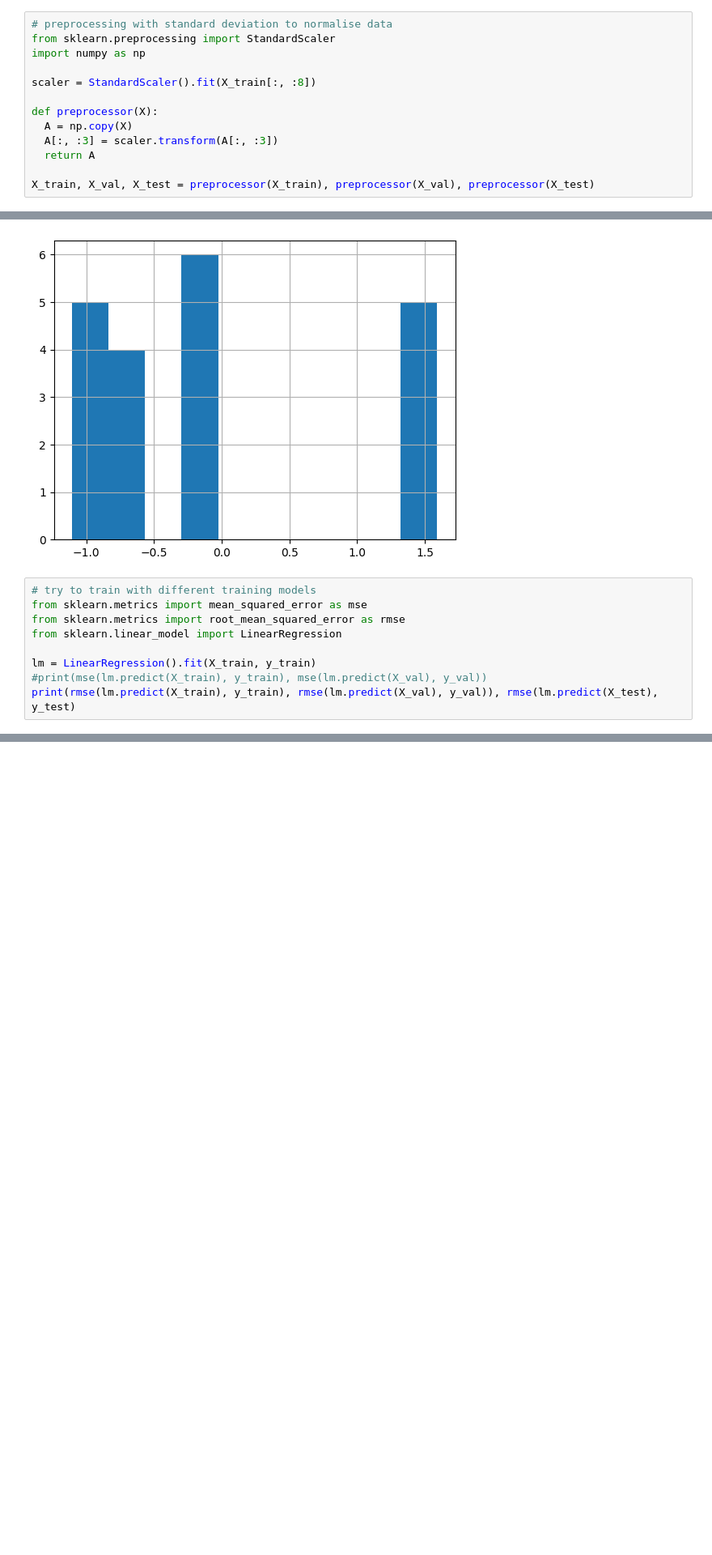
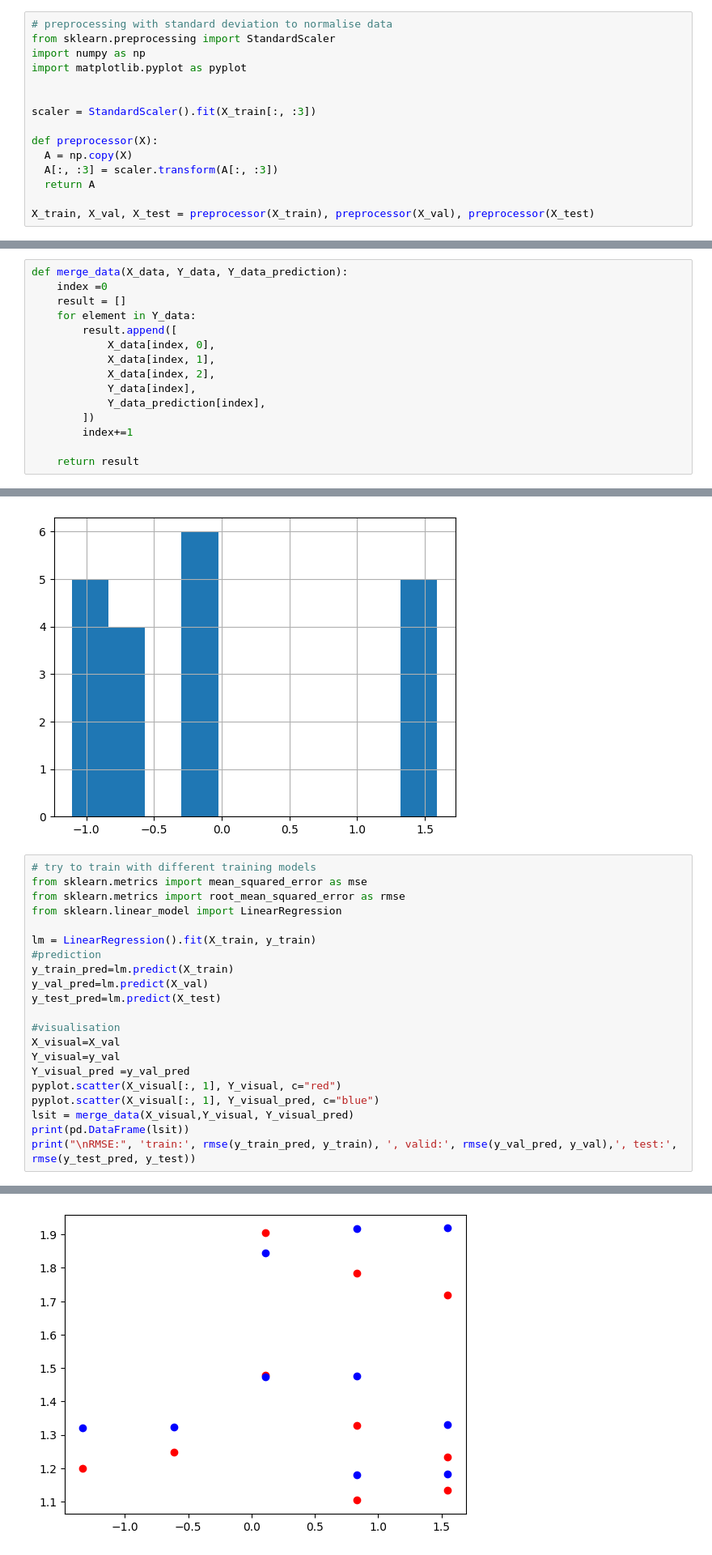
Before and after one commit to harrowmykel/neural-network-learning, a Jupyter notebook: bach-neural.ipynb, the cells around one changed output, grey strips where cells are left out. Shown at 81% size. Saved outputs shown, nothing was run; the diff lists cells and outputs as text; blank space fills up the shorter version.

```diff
--- a/bach-neural.ipynb
+++ b/bach-neural.ipynb
@@ -94,8 +94,10 @@ X_train.shape, y_train.shape, X_val.shape, y_val.shape, X_test.shape, y_test.sha
 # preprocessing with standard deviation to normalise data
 from sklearn.preprocessing import StandardScaler
 import numpy as np
+import matplotlib.pyplot as pyplot
 
-scaler = StandardScaler().fit(X_train[:, :8])
+
+scaler = StandardScaler().fit(X_train[:, :3])
 
 def preprocessor(X):
   A = np.copy(X)
@@ -128,6 +130,21 @@ array([[-1.104083  ,  0.10804236, -1.36277029],
        [-0.02692885, -1.33252245, -1.36277029],
        [-0.02692885,  1.54860717, -1.36277029],
        [ 1.58880237,  1.54860717,  0.73379939]])
+# %%
+def merge_data(X_data, Y_data, Y_data_prediction):
+    index =0
+    result = []
+    for element in Y_data:
+        result.append([
+            X_data[index, 0],
+            X_data[index, 1],
+            X_data[index, 2],
+            Y_data[index],
+            Y_data_prediction[index],
+        ])
+        index+=1
+
+    return result
 # %%
 pd.DataFrame(X_train).head()
 # %% [output]
@@ -155,6 +172,18 @@ from sklearn.metrics import root_mean_squared_error as rmse
 from sklearn.linear_model import LinearRegression
 
 lm = LinearRegression().fit(X_train, y_train)
-#print(mse(lm.predict(X_train), y_train), mse(lm.predict(X_val), y_val))
-print(rmse(lm.predict(X_train), y_train), rmse(lm.predict(X_val), y_val)), rmse(lm.predict(X_test), y_test)
+#prediction
+y_train_pred=lm.predict(X_train)
+y_val_pred=lm.predict(X_val)
+y_test_pred=lm.predict(X_test)
+
+#visualisation
+X_visual=X_val
+Y_visual=y_val
+Y_visual_pred =y_val_pred
+pyplot.scatter(X_visual[:, 1], Y_visual, c="red")
+pyplot.scatter(X_visual[:, 1], Y_visual_pred, c="blue")
+lsit = merge_data(X_visual,Y_visual, Y_visual_pred)
+print(pd.DataFrame(lsit))
+print("\nRMSE:", 'train:', rmse(y_train_pred, y_train), ', valid:', rmse(y_val_pred, y_val),', test:', rmse(y_test_pred, y_test))
 # %% [output]
@@ -163,3 +203,4 @@ print(rmse(lm.predict(X_train), y_train), rmse(lm.predict(X_val), y_val)), rmse(
+[figure, added]
 # %%
 from sklearn.neighbors import KNeighborsRegressor
 
```
Also changed, not shown: parts of 15 cells of this notebook, 11 other files.
